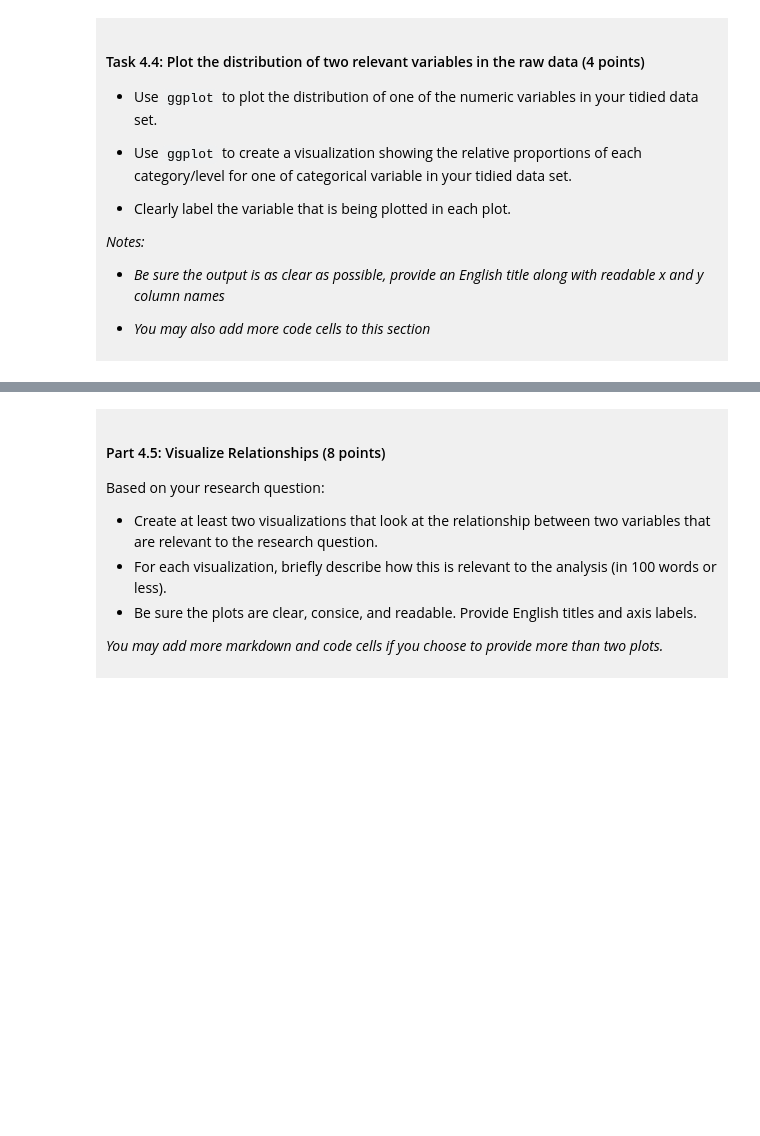
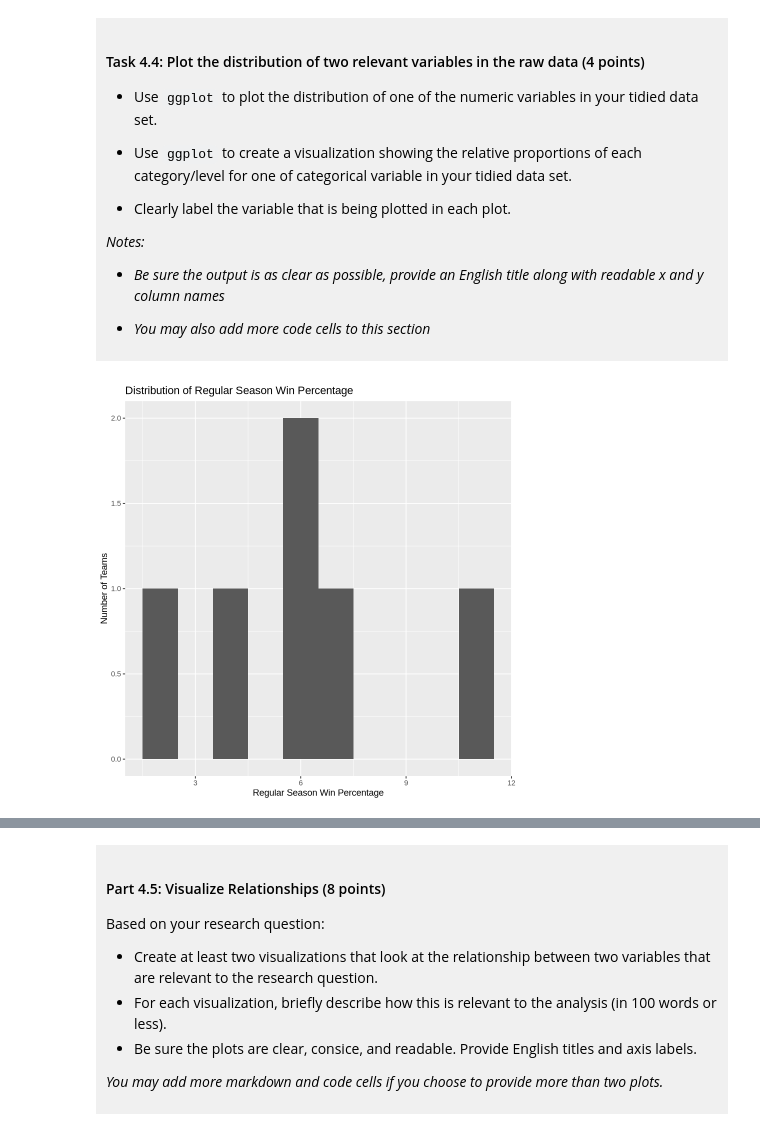
Before and after one commit to Sylvia0921/dsci-100-project-Yi-Jiang, a Jupyter notebook: dsci-100-project-notebook.ipynb, the cells around one changed output, grey strips where cells are left out. Cells and saved outputs as stored; diff of their text form; code cells hidden in the pictures; blank space fills up the shorter version.

```diff
--- a/dsci-100-project-notebook.ipynb
+++ b/dsci-100-project-notebook.ipynb
@@ -290,5 +328,13 @@ You will refine your research question (if needed) and produce a tidy data set.
 
 </div>
 # %%
-### EDIT THIS CODE CELL FOR PLOT 1 ###
+ggplot(tidy_data, aes(x = reg_losses)) +
+  geom_histogram(bins = 10) +
+  labs(
+    title = "Distribution of Regular Season Win Percentage",
+    x = "Regular Season Win Percentage",
+    y = "Number of Teams"
+  )
+# %% [output]
+[figure, added]
 # %%
```
Also changed, not shown: parts of 10 cells of this notebook.
